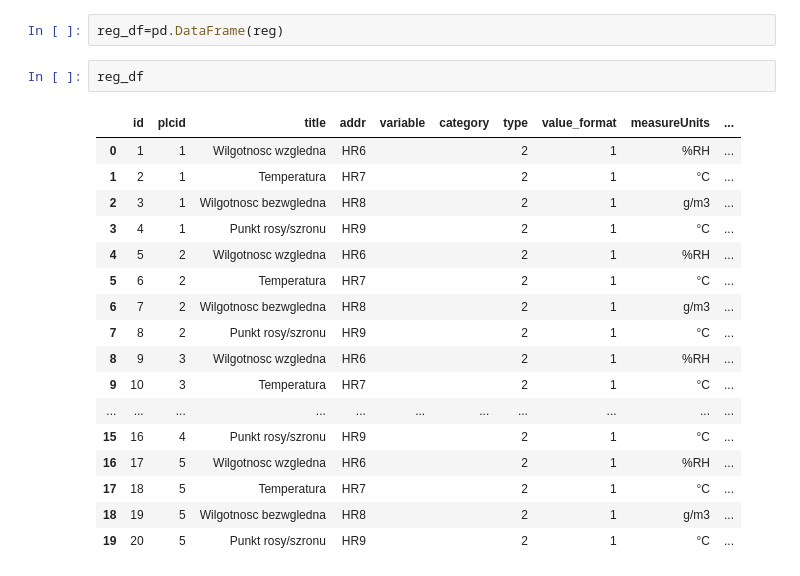
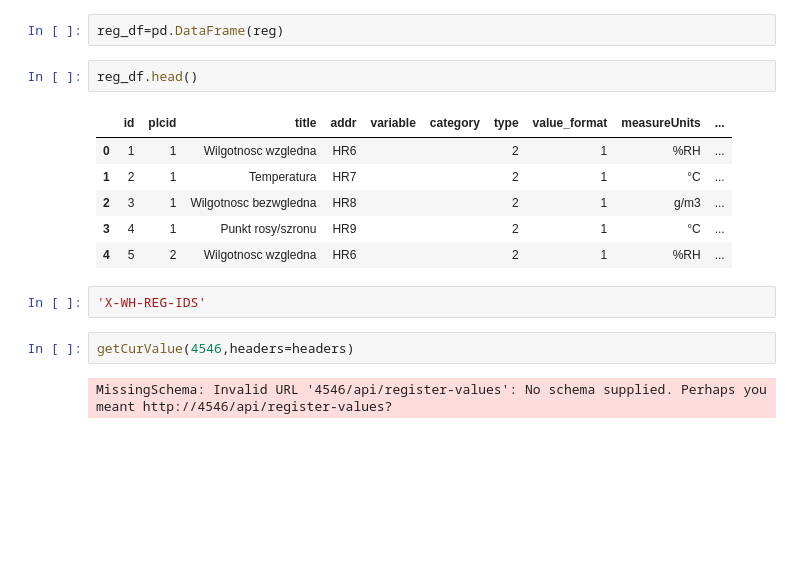
Before and after one commit to truecapehorn/webHMI, a Jupyter notebook: Analiza_WEBHMI.ipynb, the cells around one changed output. Saved outputs shown, nothing was run; the diff lists cells and outputs as text; blank space fills up the shorter version.

```diff
--- a/Analiza_WEBHMI.ipynb
+++ b/Analiza_WEBHMI.ipynb
@@ -57,22 +74,17 @@ con_df[con_df.disabled=='1']
 # %%
 reg_df=pd.DataFrame(reg)
 # %%
-reg_df
+reg_df.head()
 # %% [output]
 |  | id | plcid | title | addr | variable | category | type | value_format | measureUnits | ... |
 | 0 | 1 | 1 | Wilgotnosc wzgledna | HR6 |  |  | 2 | 1 | %RH | ... |
 | 1 | 2 | 1 | Temperatura | HR7 |  |  | 2 | 1 | °C | ... |
 | 2 | 3 | 1 | Wilgotnosc bezwgledna | HR8 |  |  | 2 | 1 | g/m3 | ... |
 | 3 | 4 | 1 | Punkt rosy/szronu | HR9 |  |  | 2 | 1 | °C | ... |
 | 4 | 5 | 2 | Wilgotnosc wzgledna | HR6 |  |  | 2 | 1 | %RH | ... |
-| 5 | 6 | 2 | Temperatura | HR7 |  |  | 2 | 1 | °C | ... |
-| 6 | 7 | 2 | Wilgotnosc bezwgledna | HR8 |  |  | 2 | 1 | g/m3 | ... |
-| 7 | 8 | 2 | Punkt rosy/szronu | HR9 |  |  | 2 | 1 | °C | ... |
-| 8 | 9 | 3 | Wilgotnosc wzgledna | HR6 |  |  | 2 | 1 | %RH | ... |
-| 9 | 10 | 3 | Temperatura | HR7 |  |  | 2 | 1 | °C | ... |
-| ... | ... | ... | ... | ... | ... | ... | ... | ... | ... | ... |
-| 15 | 16 | 4 | Punkt rosy/szronu | HR9 |  |  | 2 | 1 | °C | ... |
-| 16 | 17 | 5 | Wilgotnosc wzgledna | HR6 |  |  | 2 | 1 | %RH | ... |
-| 17 | 18 | 5 | Temperatura | HR7 |  |  | 2 | 1 | °C | ... |
-| 18 | 19 | 5 | Wilgotnosc bezwgledna | HR8 |  |  | 2 | 1 | g/m3 | ... |
-| 19 | 20 | 5 | Punkt rosy/szronu | HR9 |  |  | 2 | 1 | °C | ... |
+# %%
+'X-WH-REG-IDS'
+# %%
+getCurValue(4546,headers=headers)
+# %% [output]
+MissingSchema: Invalid URL '4546/api/register-values': No schema supplied. Perhaps you meant http://4546/api/register-values?
```
Also changed, not shown: parts of 6 cells of this notebook.
